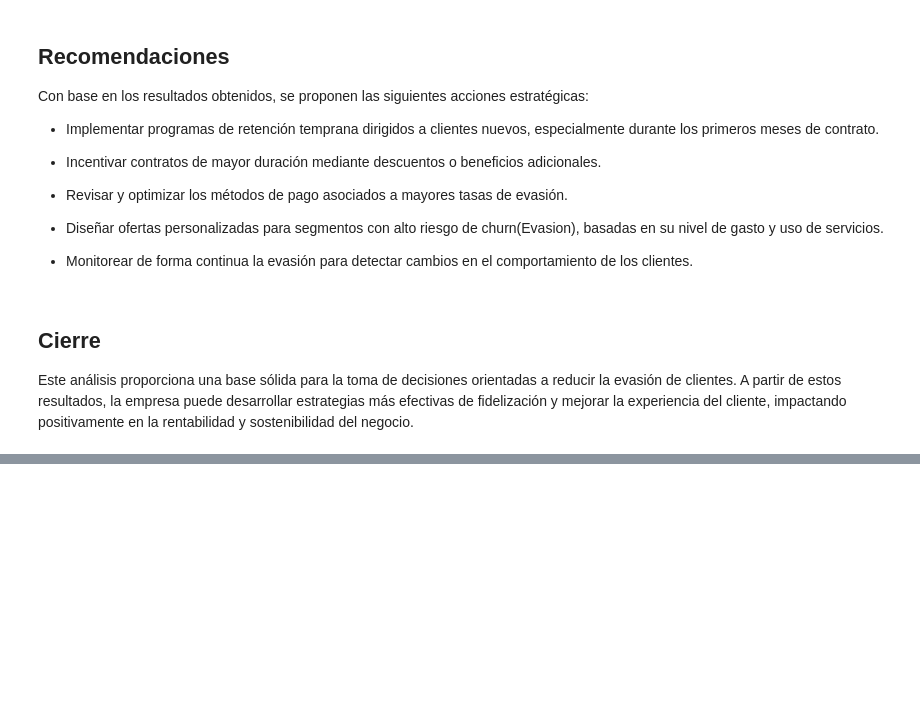
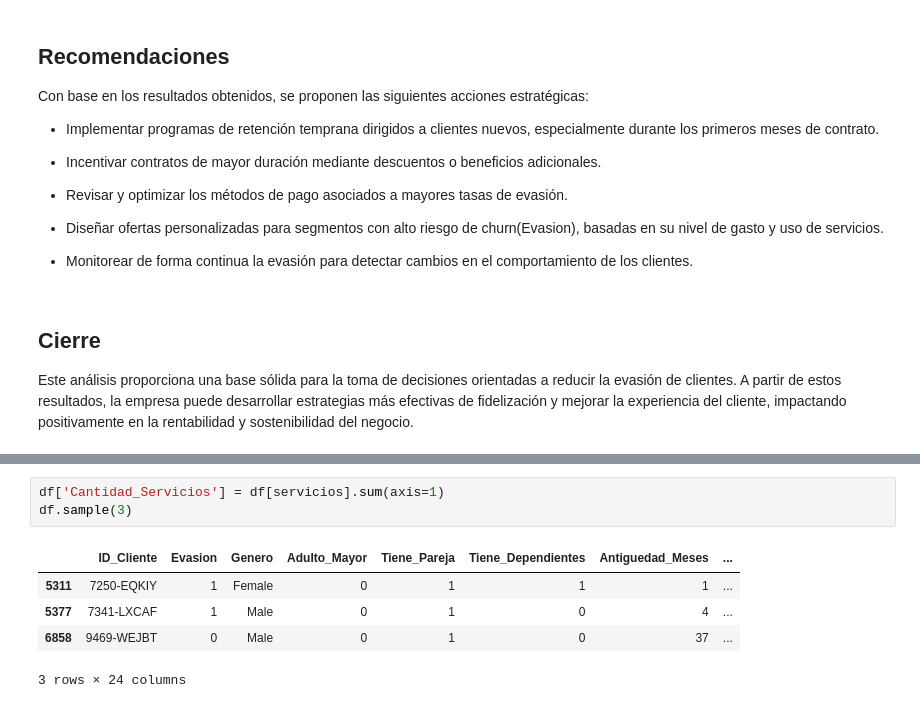
Before and after one commit to yaramirezte/TelecomX_LATAM, a Jupyter notebook: TelecomX_LATAM.ipynb, the cells around one changed output, grey strips where cells are left out. Saved outputs shown, nothing was run; the diff lists cells and outputs as text; blank space fills up the shorter version.

```diff
--- a/TelecomX_LATAM.ipynb
+++ b/TelecomX_LATAM.ipynb
@@ -970,0 +1034,9 @@ Este análisis proporciona una base sólida para la toma de decisiones orientada
+# %%
+df['Cantidad_Servicios'] = df[servicios].sum(axis=1)
+df.sample(3)
+# %% [output]
+|  | ID_Cliente | Evasion | Genero | Adulto_Mayor | Tiene_Pareja | Tiene_Dependientes | Antiguedad_Meses | ... |
+| 5311 | 7250-EQKIY | 1 | Female | 0 | 1 | 1 | 1 | ... |
+| 5377 | 7341-LXCAF | 1 | Male | 0 | 1 | 0 | 4 | ... |
+| 6858 | 9469-WEJBT | 0 | Male | 0 | 1 | 0 | 37 | ... |
+3 rows × 24 columns
```
Also changed, not shown: parts of 10 cells of this notebook.
